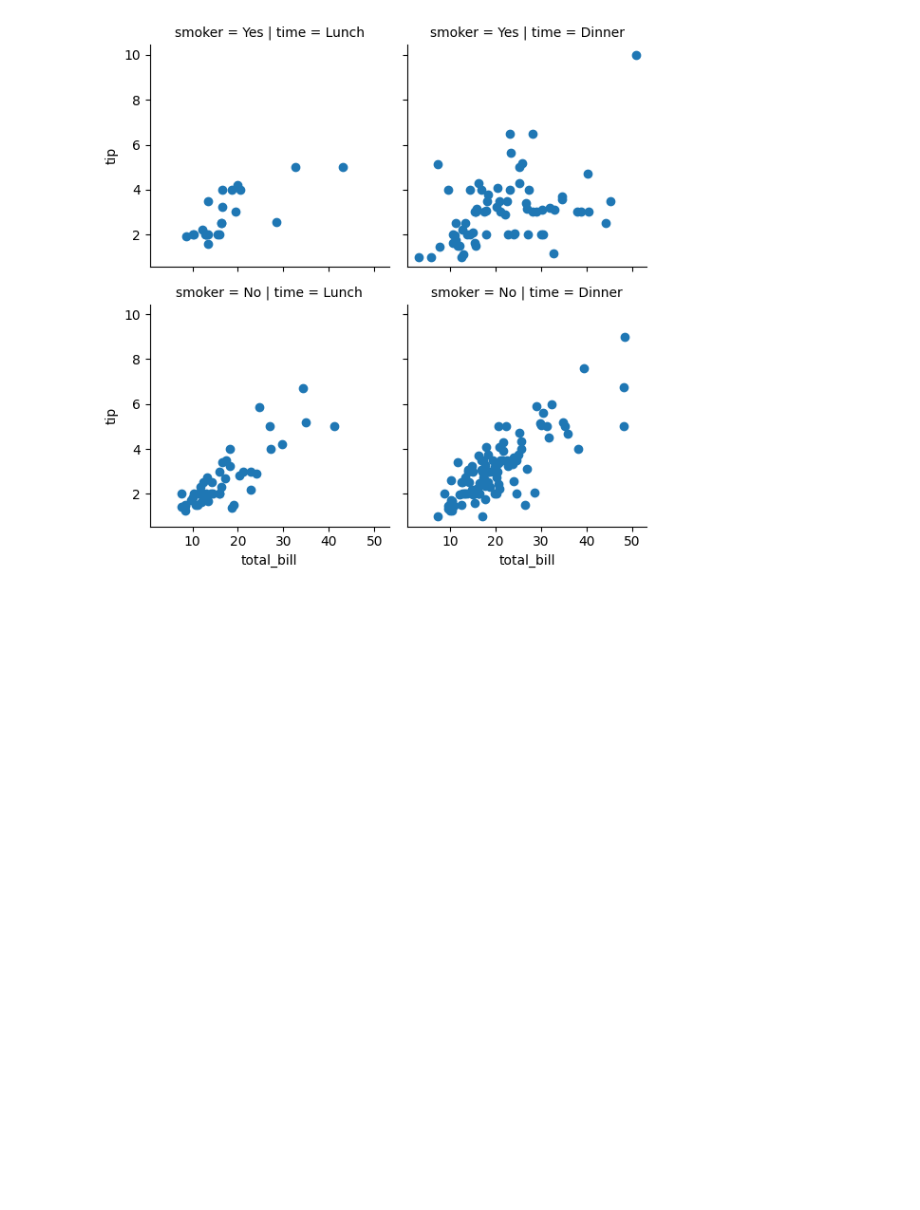
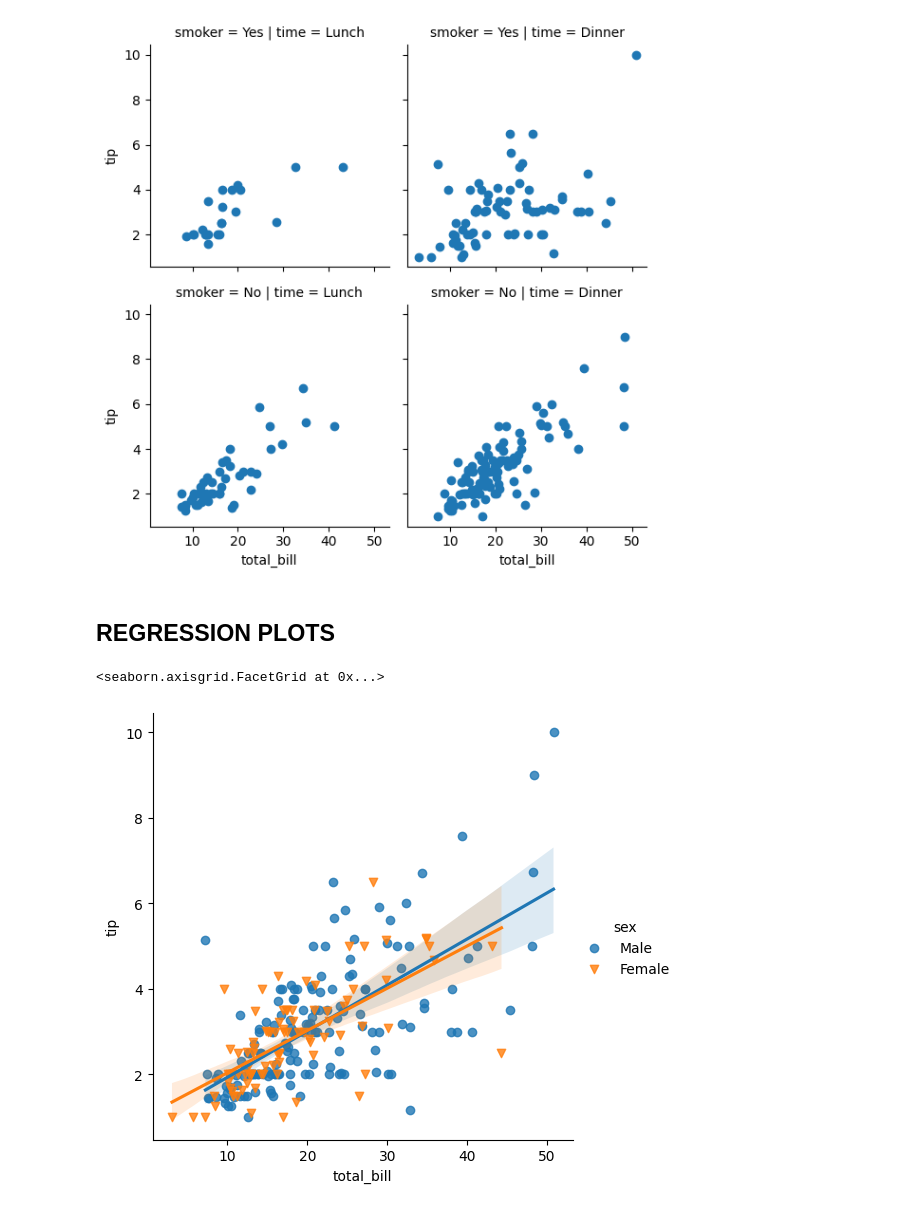
Before and after one commit to LorenzoRottigni/md-documentations, a Jupyter notebook: machine-learning/udemy-bootcamp/06-seaborn/06-seaborn.ipynb, the cells around one changed output. Saved outputs shown, nothing was run; the diff lists cells and outputs as text; code cells hidden in the pictures; blank space fills up the shorter version.

```diff
--- a/machine-learning/udemy-bootcamp/06-seaborn/06-seaborn.ipynb
+++ b/machine-learning/udemy-bootcamp/06-seaborn/06-seaborn.ipynb
@@ -284,3 +284,19 @@ g.map(plt.scatter, 'total_bill', 'tip')
 # %% [output]
 <seaborn.axisgrid.FacetGrid at 0x...>
 [figure]
+# %% [markdown]
+## REGRESSION PLOTS
+# %%
+import seaborn as sns
+tips = sns.load_dataset('tips')
+# features separated by hue (color)
+sns.lmplot(
+    x='total_bill',
+    y='tip',
+    data=tips,
+    hue='sex',
+    markers=['o', 'v'],
+)
+# %% [output]
+<seaborn.axisgrid.FacetGrid at 0x...>
+[figure, added]
```
Also changed, not shown: parts of 1 cell of this notebook.
